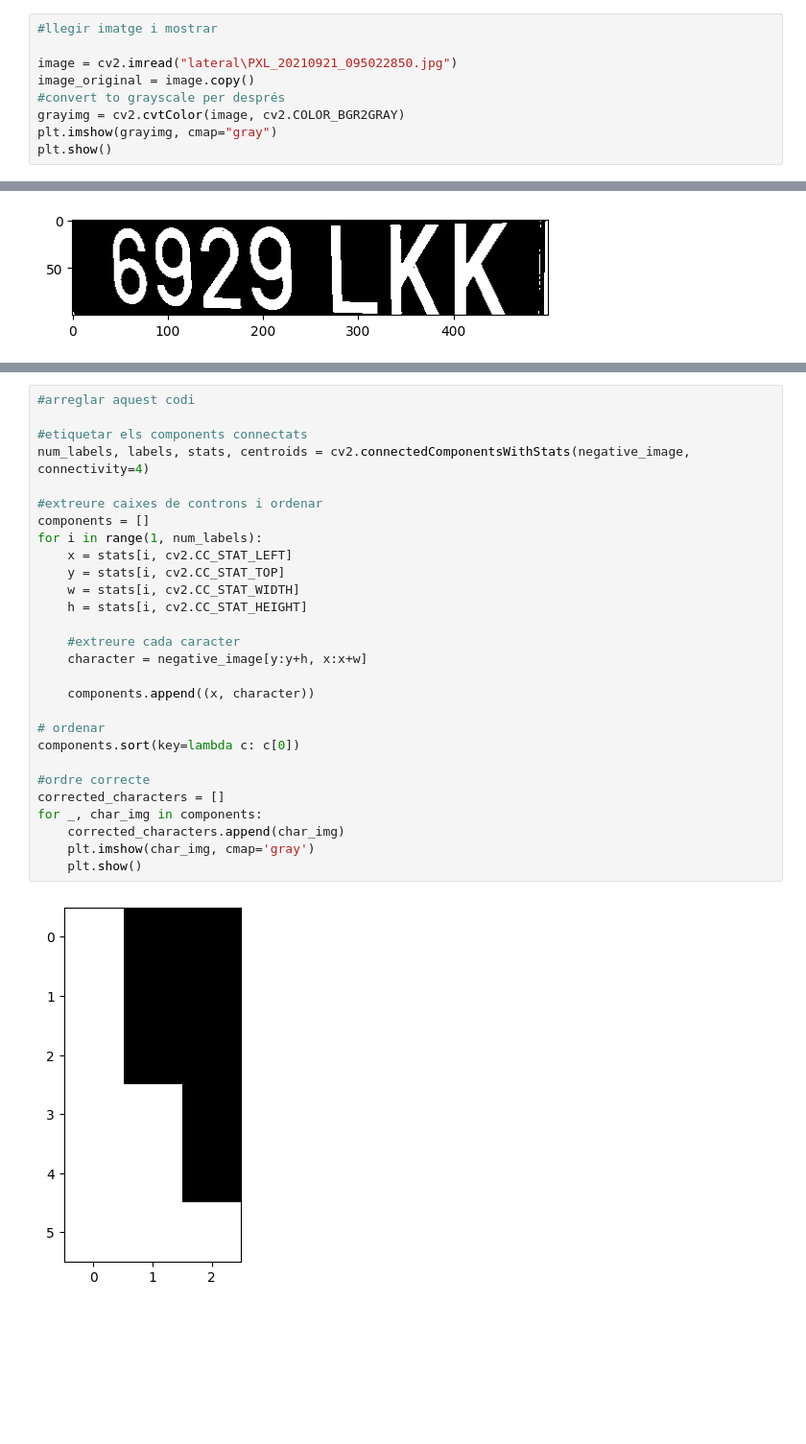
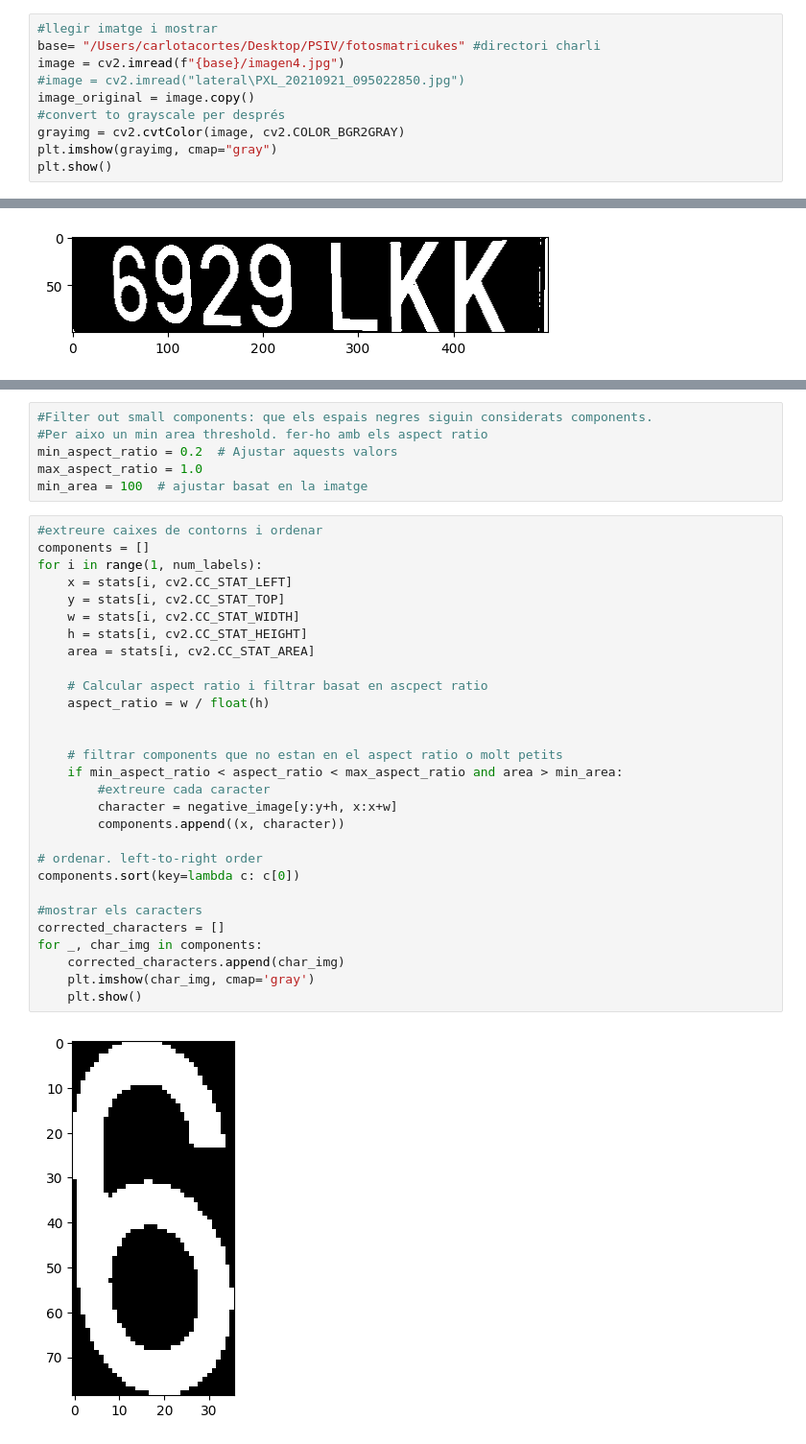
Before and after one commit to NIU1636486/PSIV2_Repte1, a Jupyter notebook: proves_segmentacio.ipynb, the cells around one changed output, grey strips where cells are left out. Shown at 96% size. Drawn from its saved outputs; the diff is of its cells as text; blank space fills up the shorter version.

```diff
--- a/proves_segmentacio.ipynb
+++ b/proves_segmentacio.ipynb
@@ -8,8 +8,9 @@ import imutils
 import argparse
 # %%
 #llegir imatge i mostrar
-
-image = cv2.imread("lateral\PXL_20210921_095022850.jpg")
+base= "/Users/carlotacortes/Desktop/PSIV/fotosmatricukes" #directori charli
+image = cv2.imread(f"{base}/imagen4.jpg")
+#image = cv2.imread("lateral\PXL_20210921_095022850.jpg")
 image_original = image.copy()
 #convert to grayscale per després
 grayimg = cv2.cvtColor(image, cv2.COLOR_BGR2GRAY)
@@ -176,30 +178,37 @@ sorted_indices = np.argsort(areas)[::-1]  # Ordenar en ordre descendent
+# %%
+#Filter out small components: que els espais negres siguin considerats components.
+#Per aixo un min area threshold. fer-ho amb els aspect ratio
+min_aspect_ratio = 0.2  # Ajustar aquests valors
+max_aspect_ratio = 1.0
+min_area = 100  # ajustar basat en la imatge
 # %%
-#arreglar aquest codi
-
-#etiquetar els components connectats
-num_labels, labels, stats, centroids = cv2.connectedComponentsWithStats(negative_image, connectivity=4)
-
-#extreure caixes de controns i ordenar
+#extreure caixes de contorns i ordenar
 components = []
 for i in range(1, num_labels):
     x = stats[i, cv2.CC_STAT_LEFT]
     y = stats[i, cv2.CC_STAT_TOP]
     w = stats[i, cv2.CC_STAT_WIDTH]
     h = stats[i, cv2.CC_STAT_HEIGHT]
+    area = stats[i, cv2.CC_STAT_AREA]
 
-    #extreure cada caracter
-    character = negative_image[y:y+h, x:x+w]
+    # Calcular aspect ratio i filtrar basat en ascpect ratio
+    aspect_ratio = w / float(h)
 
-    components.append((x, character))
 
-# ordenar
+    # filtrar components que no estan en el aspect ratio o molt petits
+    if min_aspect_ratio < aspect_ratio < max_aspect_ratio and area > min_area:
+        #extreure cada caracter
+        character = negative_image[y:y+h, x:x+w]
+        components.append((x, character))
+
+# ordenar. left-to-right order
 components.sort(key=lambda c: c[0])
 
-#ordre correcte
+#mostrar els caracters
 corrected_characters = []
 for _, char_img in components:
     corrected_characters.append(char_img)
     plt.imshow(char_img, cmap='gray')
     plt.show()
 # %% [output]
-[figure, old version]
+[figure, new version]
```
Also changed, not shown: parts of 3 cells of this notebook.
